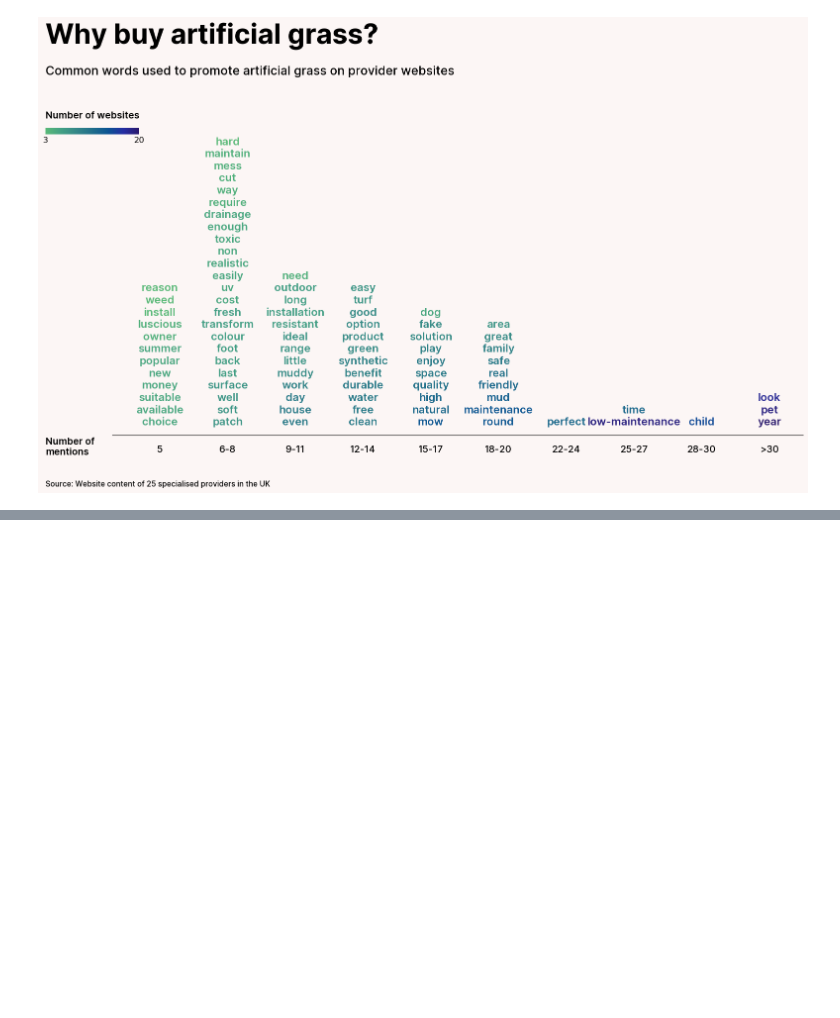
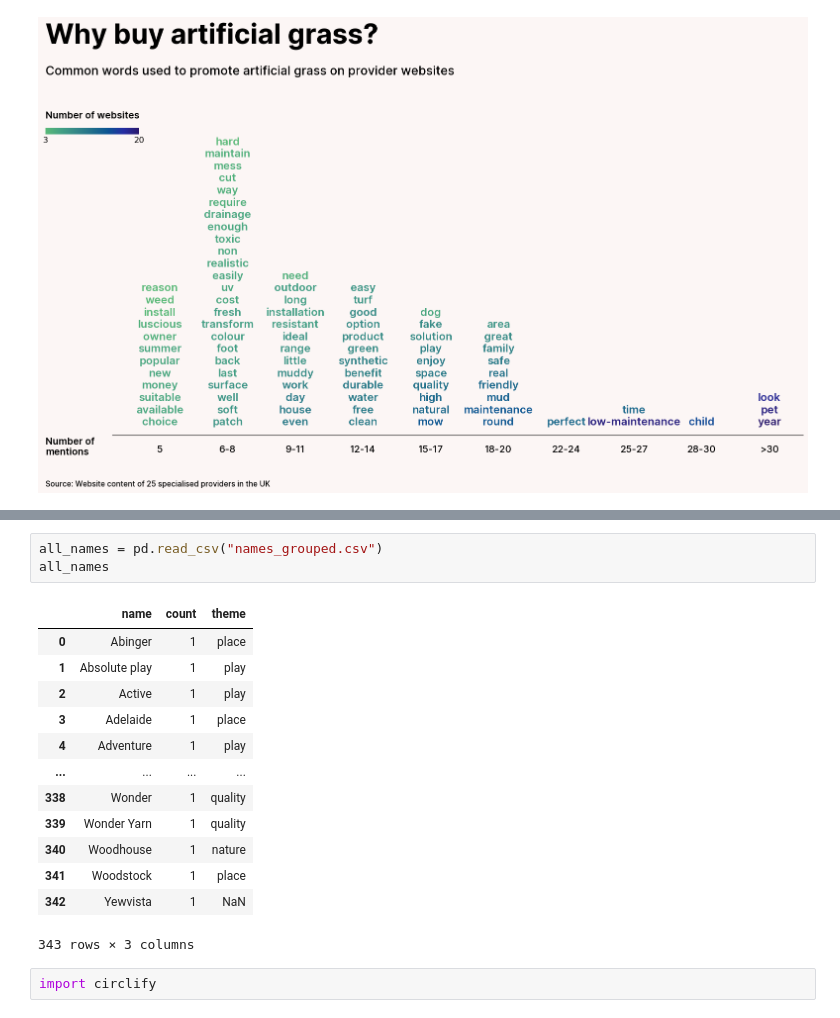
Before and after one commit to Lisa-Ho/small-data-projects, a Jupyter notebook: 2023/2304-artificial-grass/artificial-grass-marketing.ipynb, the cells around one changed output, grey strips where cells are left out. Drawn from its saved outputs; the diff is of its cells as text; blank space fills up the shorter version.

```diff
--- a/2023/2304-artificial-grass/artificial-grass-marketing.ipynb
+++ b/2023/2304-artificial-grass/artificial-grass-marketing.ipynb
@@ -353,0 +370,19 @@ plt.show()
+# %%
+all_names = pd.read_csv("names_grouped.csv")
+all_names
+# %% [output]
+|  | name | count | theme |
+| 0 | Abinger | 1 | place |
+| 1 | Absolute play | 1 | play |
+| 2 | Active | 1 | play |
+| 3 | Adelaide | 1 | place |
+| 4 | Adventure | 1 | play |
+| ... | ... | ... | ... |
+| 338 | Wonder | 1 | quality |
+| 339 | Wonder Yarn | 1 | quality |
+| 340 | Woodhouse | 1 | nature |
+| 341 | Woodstock | 1 | place |
+| 342 | Yewvista | 1 | NaN |
+343 rows × 3 columns
+# %%
+import circlify
```
Also changed, not shown: parts of 7 cells of this notebook.
